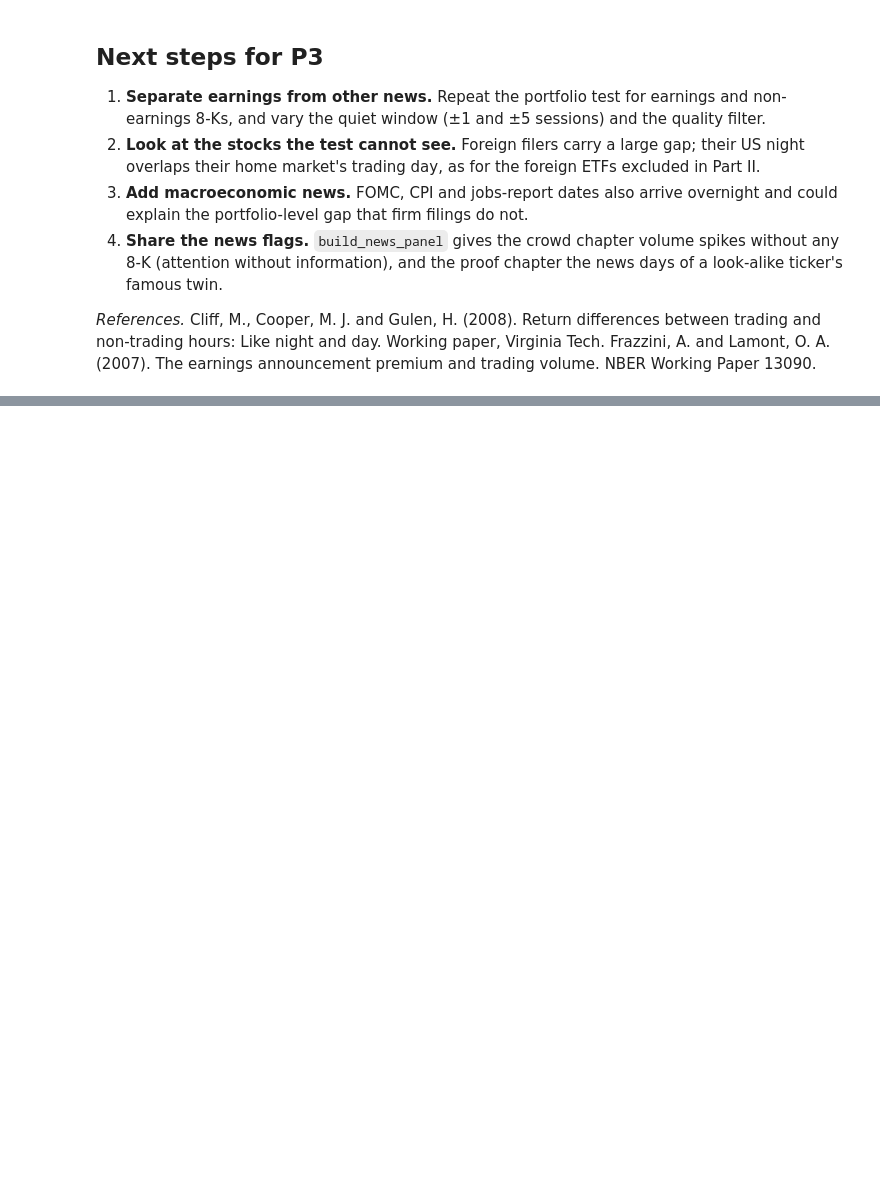
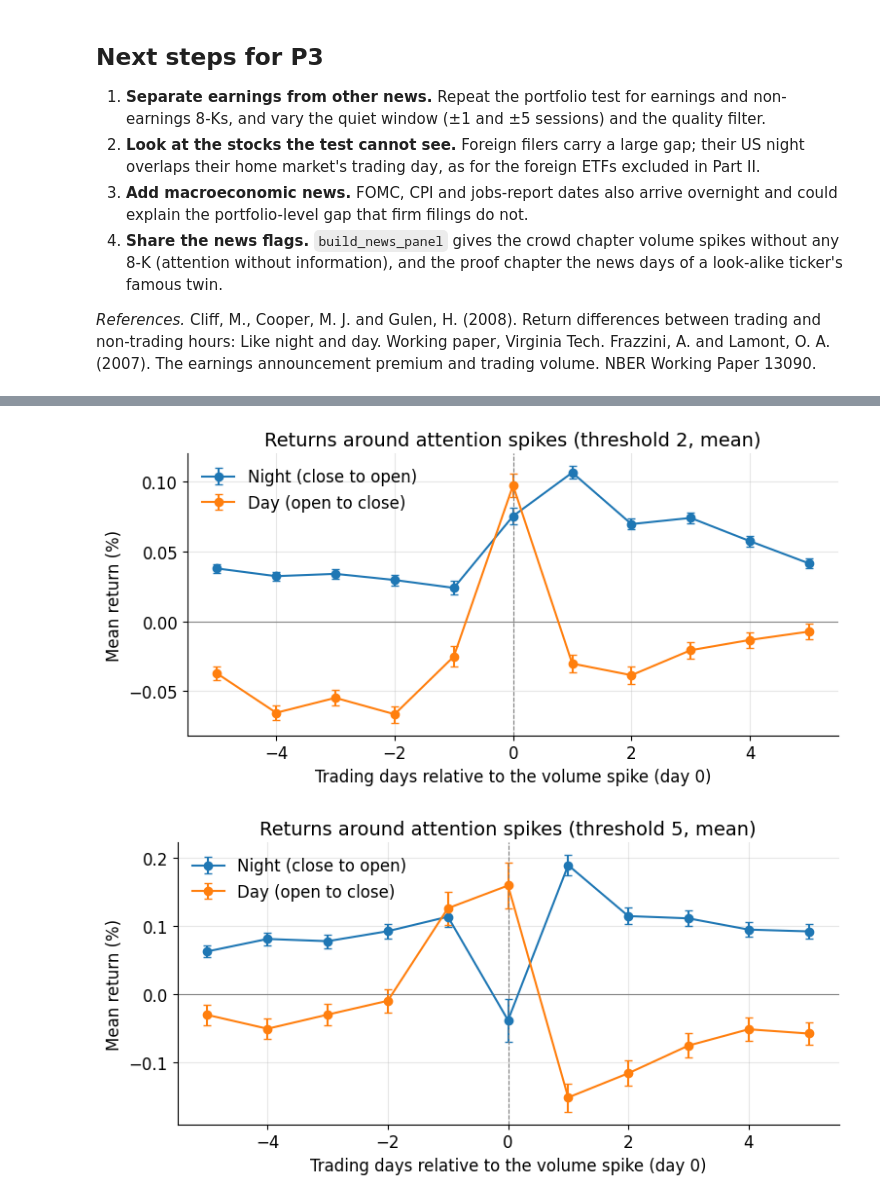
Before and after one commit to theanalysts-ada/Project_ADA_Stock_Markets_TheAnalysts, a Jupyter notebook: results.ipynb, the cells around one changed output, grey strips where cells are left out. Cells and saved outputs as stored; diff of their text form; code cells hidden in the pictures; blank space fills up the shorter version.

```diff
--- a/results.ipynb
+++ b/results.ipynb
@@ -1012,0 +1061,7 @@ The quiet gap is only borderline significant (p = 0.094), so news may explain pa
+# %%
+for t in [2, 5]:
+    res = event_study(abnormal_volume(prices, threshold=t), drop_flags=flags)
+    fig = plot_event_study(res, stat="mean", title=f"Returns around attention spikes (threshold {t}, mean)")
+# %% [output]
+[figure, added]
+[figure, added]
```
Also changed, not shown: parts of 27 cells of this notebook.
